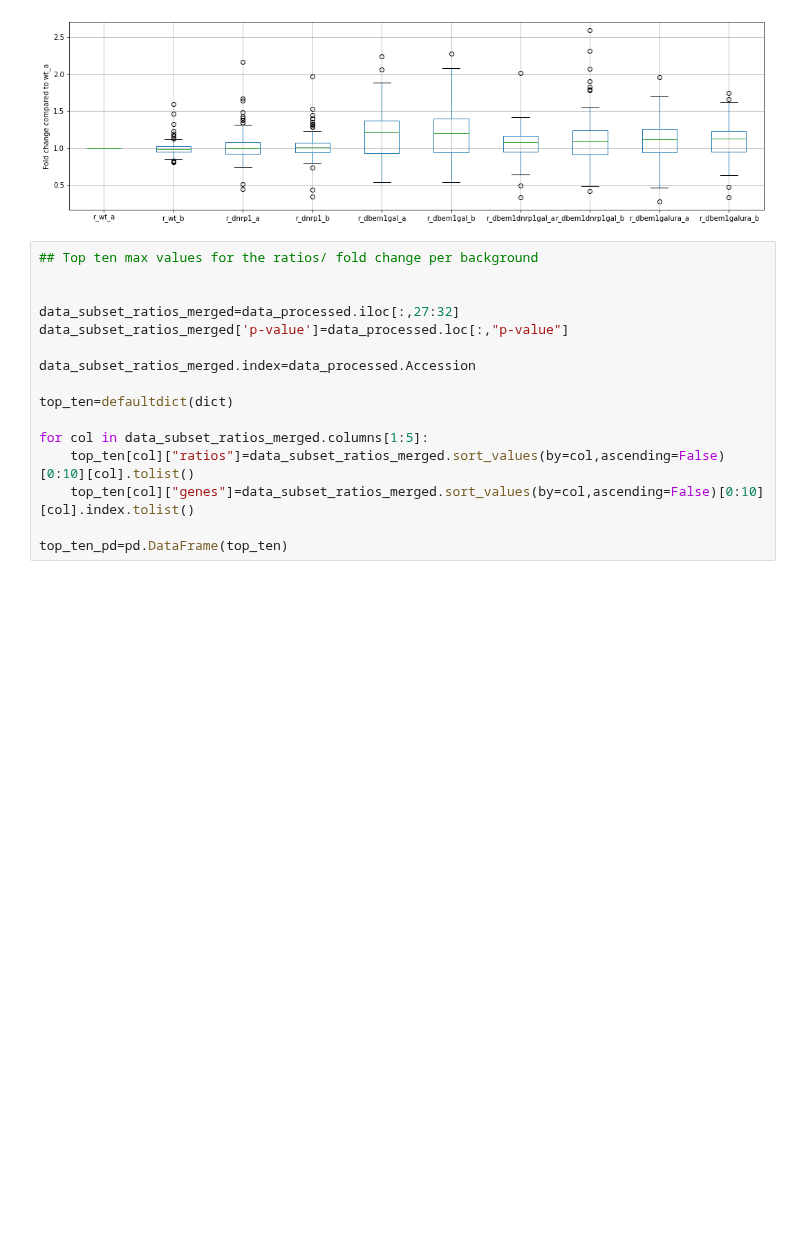
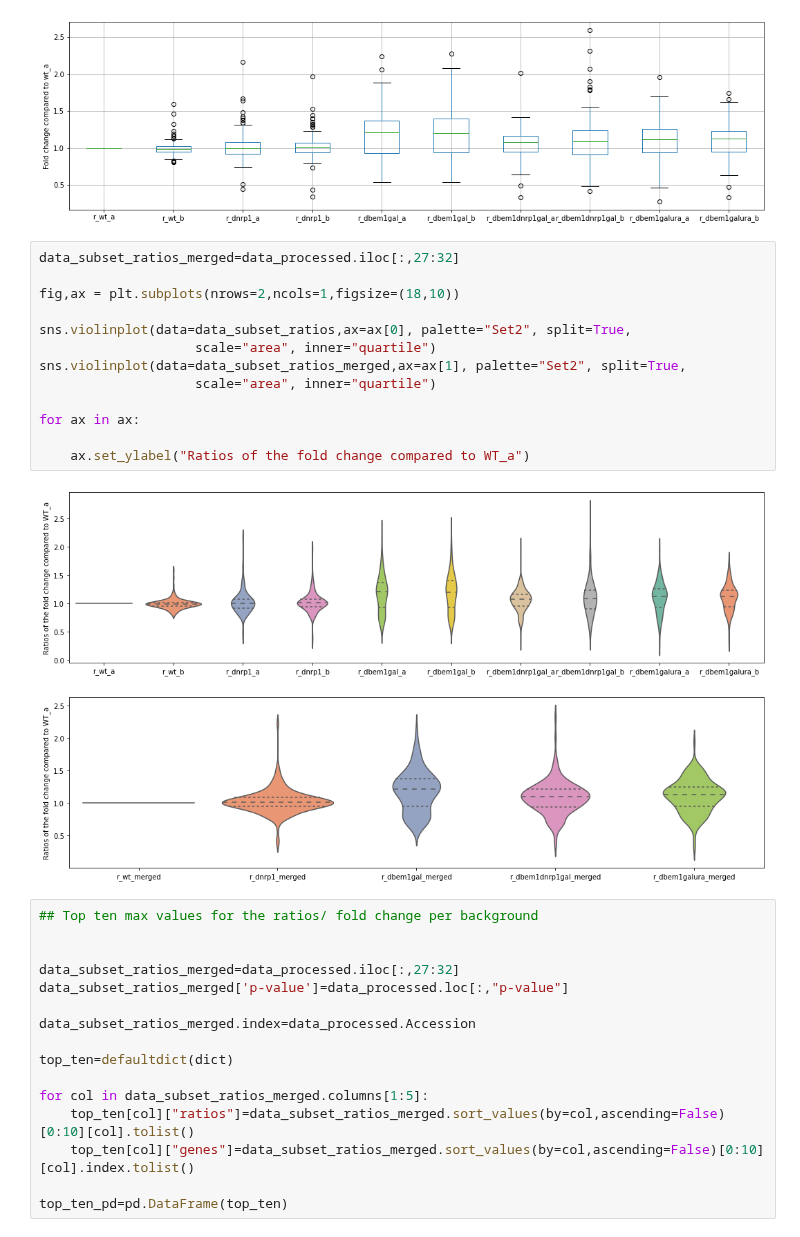
Before and after one commit to leilaicruz/mass-spec-analysis, a Jupyter notebook: notebooks/data-viz.ipynb, the cells around one changed output. Saved outputs shown, nothing was run; the diff lists cells and outputs as text; blank space fills up the shorter version.

Commit message:
adding violinplots

```diff
--- a/notebooks/data-viz.ipynb
+++ b/notebooks/data-viz.ipynb
@@ -185,6 +185,21 @@ plot.set_ylabel("Fold change compared to wt_a")
 # %% [output]
 Text(0, 0.5, 'Fold change compared to wt_a')
 [figure]
+# %%
+data_subset_ratios_merged=data_processed.iloc[:,27:32]
+
+fig,ax = plt.subplots(nrows=2,ncols=1,figsize=(18,10))
+
+sns.violinplot(data=data_subset_ratios,ax=ax[0], palette="Set2", split=True,
+                    scale="area", inner="quartile")
+sns.violinplot(data=data_subset_ratios_merged,ax=ax[1], palette="Set2", split=True,
+                    scale="area", inner="quartile")
+
+for ax in ax:
+
+    ax.set_ylabel("Ratios of the fold change compared to WT_a")
+# %% [output]
+[figure, added]
 # %%
 ## Top ten max values for the ratios/ fold change per background
 
```
